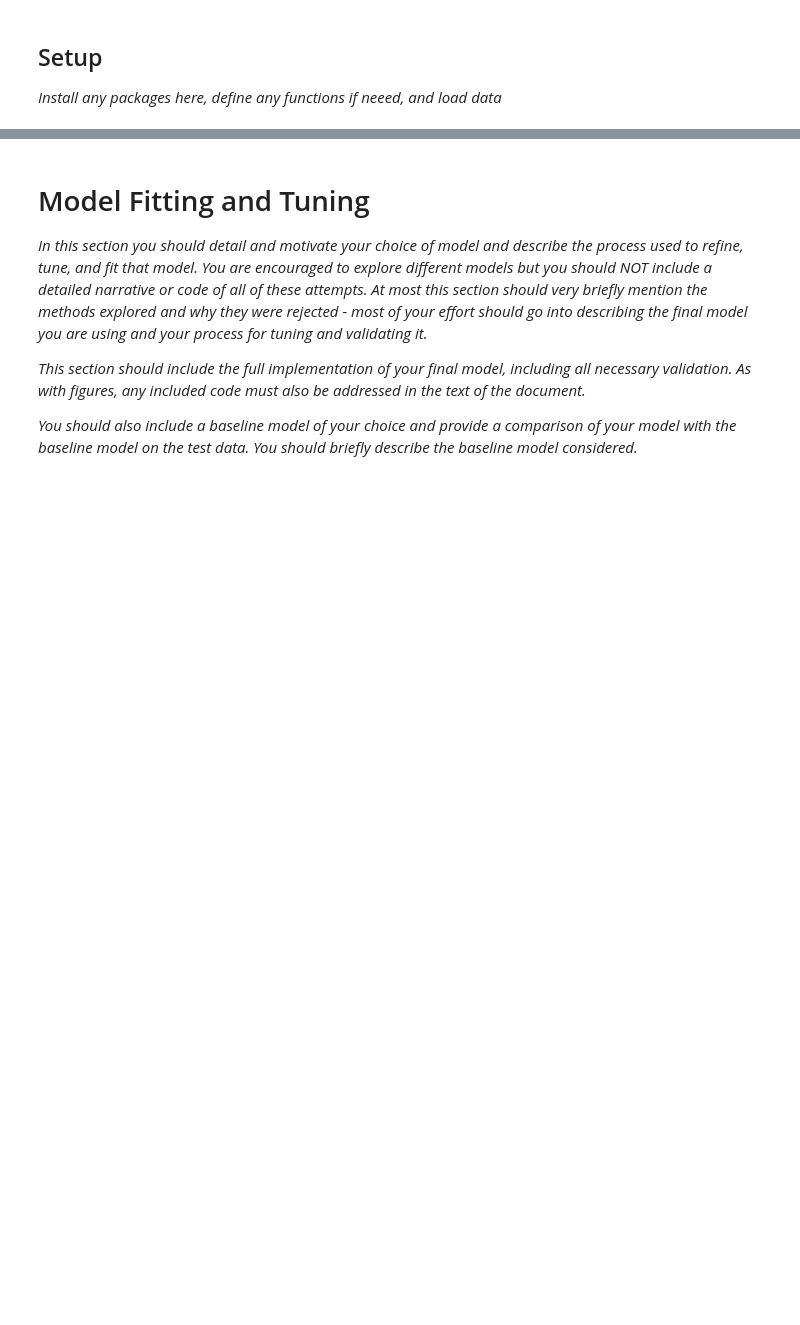
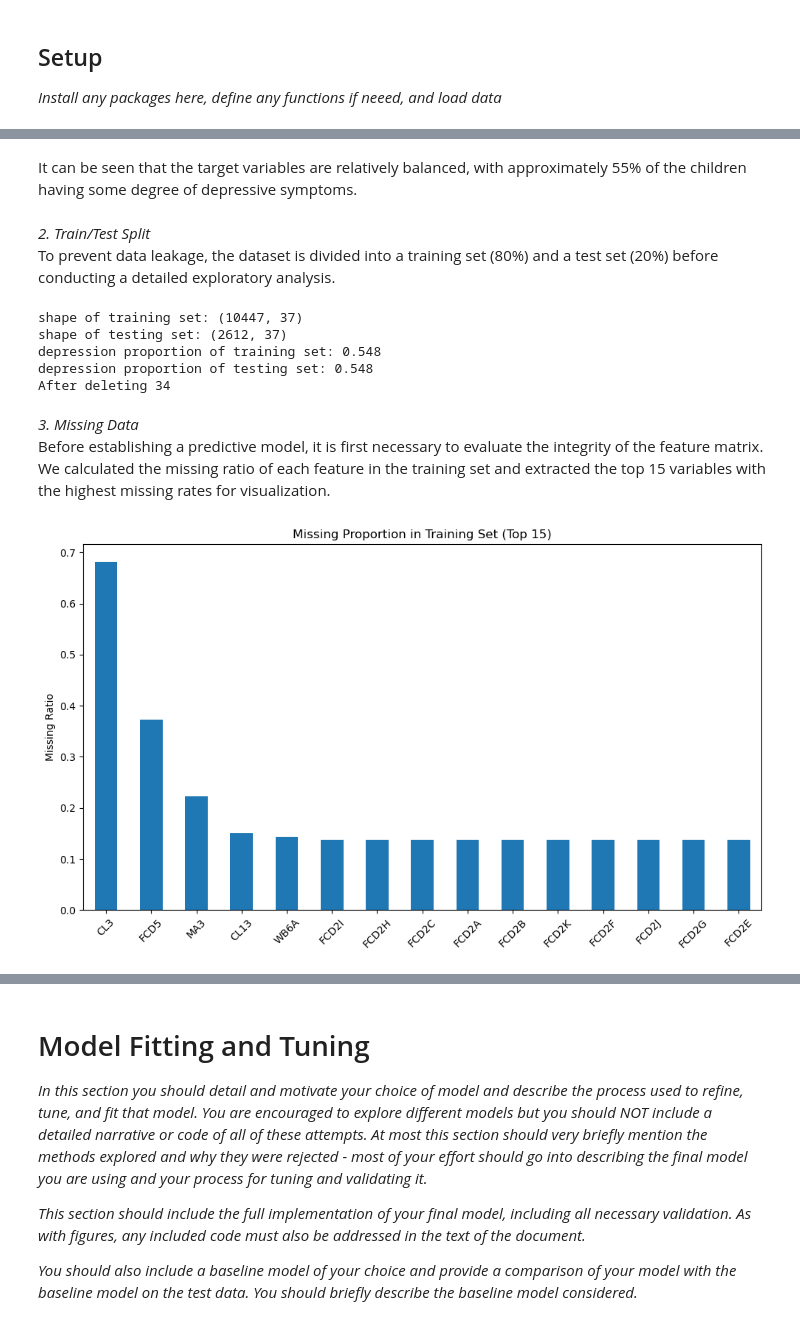
Before and after one commit to ZixuanDeng1111/machine-learning-project, a Jupyter notebook: project.ipynb, the cells around one changed output, grey strips where cells are left out. Cells and saved outputs as stored; diff of their text form; code cells hidden in the pictures; blank space fills up the shorter version.

```diff
--- a/project.ipynb
+++ b/project.ipynb
@@ -43,0 +136,7 @@ df.head()
+# %%
+#Construct binary variable on FCF26
+main = main[main['FCF26'].notna()].copy()
+main['depression'] = main['FCF26'].apply(
+    lambda x: 0 if x == 'NEVER' else 1)
+print(main['depression'].value_counts())
+print(main['depression'].value_counts(normalize=True))
@@ -43,0 +152,44 @@ df.head()
+# %% [markdown]
+It can be seen that the target variables are relatively balanced, with approximately 55% of the children having some degree of depressive symptoms.
+# %% [markdown]
+*2. Train/Test Split*
+To prevent data leakage, the dataset is divided into a training set (80%) and a test set (20%) before conducting a detailed exploratory analysis.
+# %%
+from sklearn.model_selection import train_test_split
+#Delete original depression column and new
+X = main.drop(columns=['FCF26', 'depression'])
+y = main['depression']
+#Split (80% training, 20% testing)
+X_train, X_test, y_train, y_test = train_test_split(
+    X, y, test_size=0.2, random_state=42, stratify=y
+)
+print(f"shape of training set: {X_train.shape}")
+print(f"shape of testing set: {X_test.shape}")
+print(f"depression proportion of training set: {y_train.mean():.3f}")
+print(f"depression proportion of testing set: {y_test.mean():.3f}")
+#Delete basic links
+id_cols = ['HH1', 'HH2', 'LN']
+X_train = X_train.drop(columns=id_cols, errors='ignore')
+X_test = X_test.drop(columns=id_cols, errors='ignore')
+print("After deleting", X_train.shape[1])
+# %% [output]
+shape of training set: (10447, 37)
+shape of testing set: (2612, 37)
+depression proportion of training set: 0.548
+depression proportion of testing set: 0.548
+After deleting 34
+# %% [markdown]
+*3. Missing Data*
+Before establishing a predictive model, it is first necessary to evaluate the integrity of the feature matrix. We calculated the missing ratio of each feature in the training set and extracted the top 15 variables with the highest missing rates for visualization.
+# %%
+missing_ratio = X_train.isnull().mean().sort_values(ascending=False)
+missing_ratio = missing_ratio[missing_ratio > 0]
+plt.figure(figsize=(10,6))
+missing_ratio.head(15).plot(kind='bar')
+plt.title('Missing Proportion in Training Set (Top 15)')
+plt.ylabel('Missing Ratio')
+plt.xticks(rotation=45)
+plt.tight_layout()
+plt.show()
+# %% [output]
+[figure, added]
```
Also changed, not shown: parts of 21 cells of this notebook, 1 other file.
